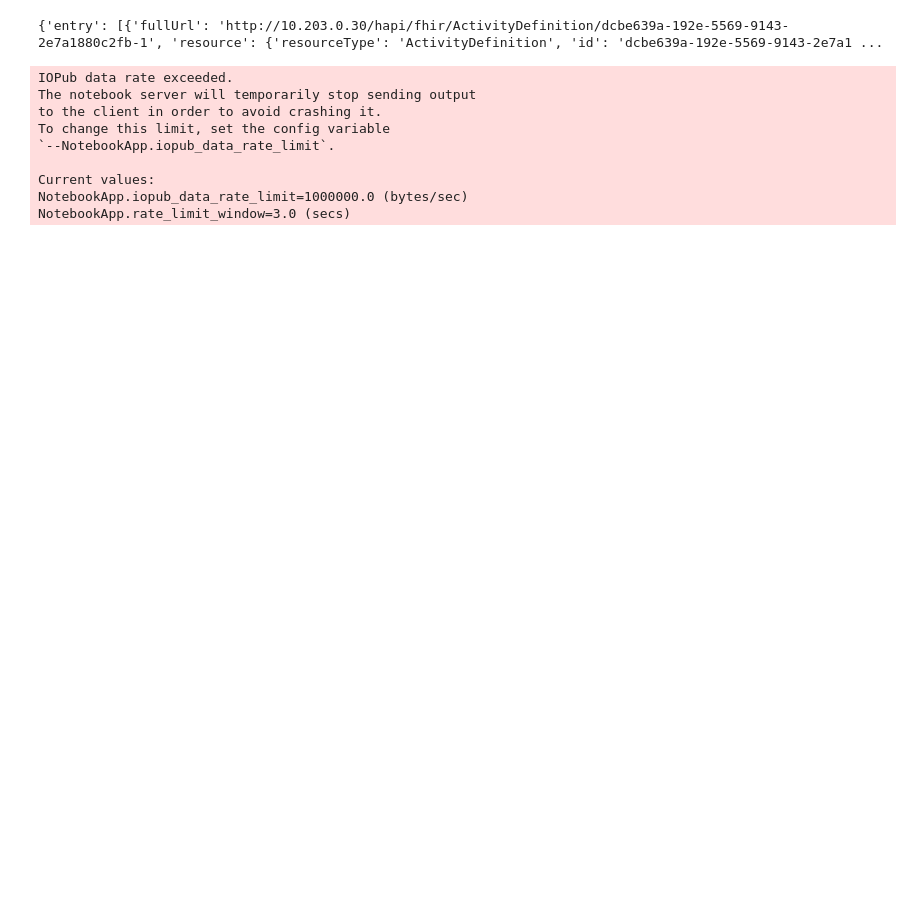
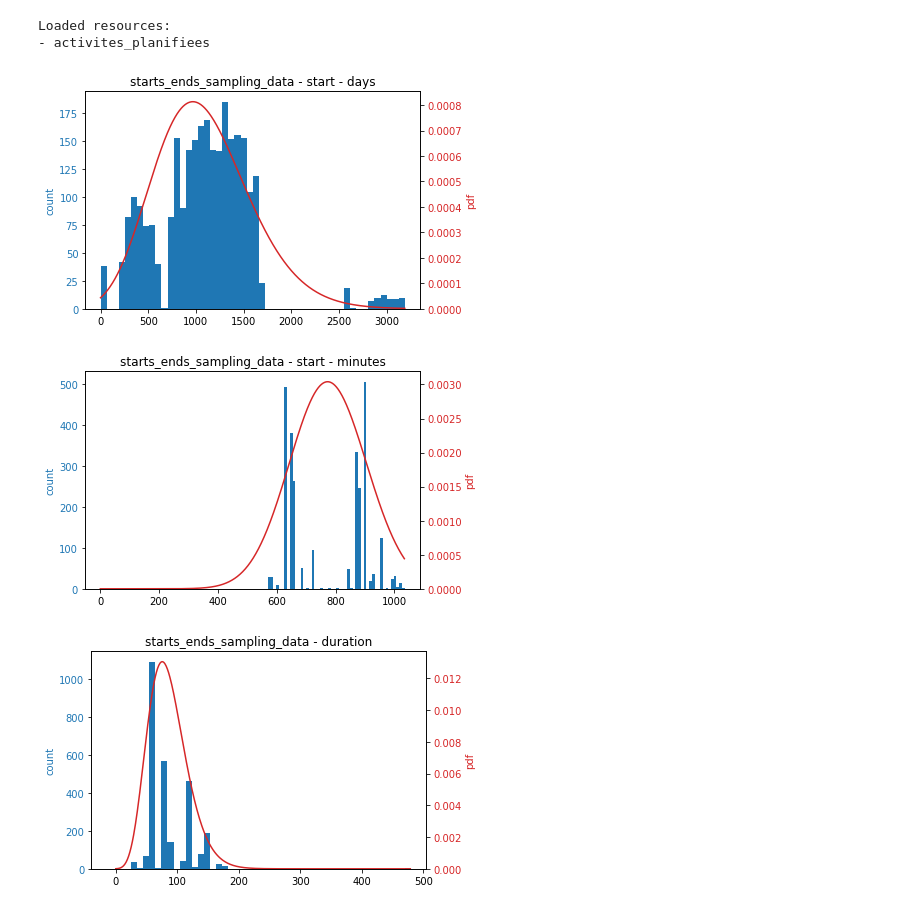
Before and after one commit to arkhn/fhir-synthesizer, a Jupyter notebook: demo/notebook.ipynb, the cells around one changed output. Cells and saved outputs as stored; diff of their text form; code cells hidden in the pictures; blank space fills up the shorter version.

Commit message:
:sparkles: Introduce sampling data

```diff
--- a/demo/notebook.ipynb
+++ b/demo/notebook.ipynb
@@ -10,6 +46,2 @@ from okapy.tools.paths import DATA_PATH
 # %%
-initial_data = fetch(all_pages=True)
-
-print("Loaded resources:")
-for key in initial_data.keys():
-    print(key)
+resource_bundles = fetch(resource_names=resource_names, all_pages=True)
@@ -24,17 +48,33 @@ Wall time: 2min 22s
-# %%
-for file_name in os.listdir(DATA_PATH):
-    file_path = os.path.join(DATA_PATH, file_name)
-    with open(file_path, "r") as file:
-        data = json.load(file)
-    print(data)
-# %% [output]
-{'entry': [{'fullUrl': 'http://10.203.0.30/hapi/fhir/ActivityDefinition/dcbe639a-192e-5569-9143-2e7a1880c2fb-1', 'resource': {'resourceType': 'ActivityDefinition', 'id': 'dcbe639a-192e-5569-9143-2e7a1 ...
-IOPub data rate exceeded.
-The notebook server will temporarily stop sending output
-to the client in order to avoid crashing it.
-To change this limit, set the config variable
-`--NotebookApp.iopub_data_rate_limit`.
-
-Current values:
-NotebookApp.iopub_data_rate_limit=1000000.0 (bytes/sec)
-NotebookApp.rate_limit_window=3.0 (secs)
+# %%
+print("Loaded resources:")
+for resource_name in resource_bundles:
+    print(f"- {resource_name}")
+# %% [output]
+Loaded resources:
+- activites_planifiees
+# %%
+for resource_name, resource_bundle in resource_bundles.items():
+
+    resource_sampling_data = preprocess_sampling_data(
+        resource_name=resource_name,
+        resource_bundle=resource_bundle,
+        id_suffix="-1",
+    )
+
+    for title, sampling_data in resource_sampling_data.items():
+        if hasattr(sampling_data, "hist"):
+            sampling_data.hist(title=title)
+
+    resource = anonymize(
+        resource_name=resource_name,
+        resource_bundle=resource_bundle,
+        resource_sampling_data=resource_sampling_data,
+        id_suffix="-1",
+    )
+
+    with open(os.path.join(DATA_PATH, f"fake_{resource_name}.json"), "w") as f:
+        json.dump(resource, f, ensure_ascii=False)
+# %% [output]
+[figure, added]
+[figure, added]
+[figure, added]
```
Also changed, not shown: parts of 6 cells of this notebook, 8 other files.
